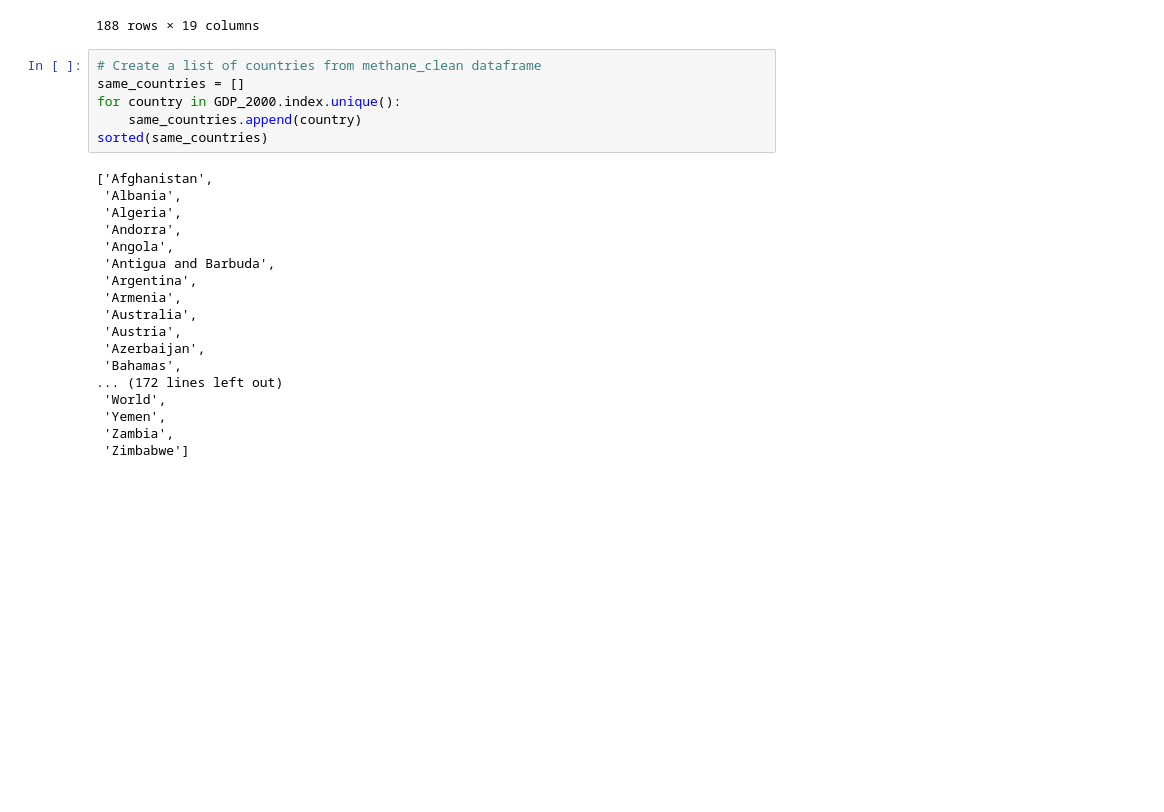
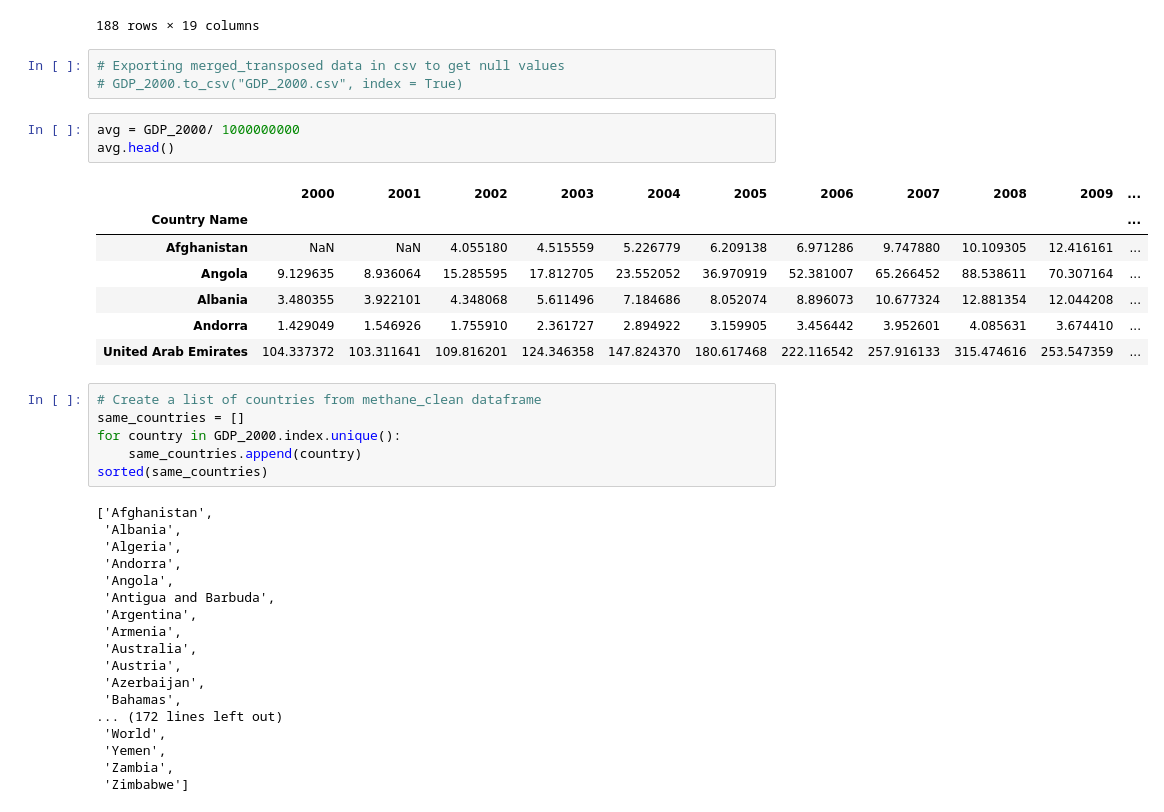
Before and after one commit to OxanaDrotieva/Methane_emissions_analysis, a Jupyter notebook: methane-emissions.ipynb, the cells around one changed output. Saved outputs shown, nothing was run; the diff lists cells and outputs as text; blank space fills up the shorter version.

```diff
--- a/methane-emissions.ipynb
+++ b/methane-emissions.ipynb
@@ -333,6 +331,20 @@ GDP_2000
 | Zambia | 3.600683e+09 | 4.094481e+09 | 4.193846e+09 | 4.901840e+09 | 6.221078e+09 | 8.331870e+09 | 1.275686e+10 | 1.405696e+10 | 1.791086e+10 | 1.532834e+10 | ... |
 | Zimbabwe | 6.689958e+09 | 6.777385e+09 | 6.342116e+09 | 5.727592e+09 | 5.805598e+09 | 5.755215e+09 | 5.443896e+09 | 5.291950e+09 | 4.415703e+09 | 9.665793e+09 | ... |
 188 rows × 19 columns
+# %%
+# Exporting merged_transposed data in csv to get null values
+# GDP_2000.to_csv("GDP_2000.csv", index = True)
+# %%
+avg = GDP_2000/ 1000000000
+avg.head()
+# %% [output]
+|  | 2000 | 2001 | 2002 | 2003 | 2004 | 2005 | 2006 | 2007 | 2008 | 2009 | ... |
+| Country Name |  |  |  |  |  |  |  |  |  |  | ... |
+| Afghanistan | NaN | NaN | 4.055180 | 4.515559 | 5.226779 | 6.209138 | 6.971286 | 9.747880 | 10.109305 | 12.416161 | ... |
+| Angola | 9.129635 | 8.936064 | 15.285595 | 17.812705 | 23.552052 | 36.970919 | 52.381007 | 65.266452 | 88.538611 | 70.307164 | ... |
+| Albania | 3.480355 | 3.922101 | 4.348068 | 5.611496 | 7.184686 | 8.052074 | 8.896073 | 10.677324 | 12.881354 | 12.044208 | ... |
+| Andorra | 1.429049 | 1.546926 | 1.755910 | 2.361727 | 2.894922 | 3.159905 | 3.456442 | 3.952601 | 4.085631 | 3.674410 | ... |
+| United Arab Emirates | 104.337372 | 103.311641 | 109.816201 | 124.346358 | 147.824370 | 180.617468 | 222.116542 | 257.916133 | 315.474616 | 253.547359 | ... |
 # %%
 # Create a list of countries from methane_clean dataframe
 same_countries = []
```
Also changed, not shown: parts of 8 cells of this notebook.
